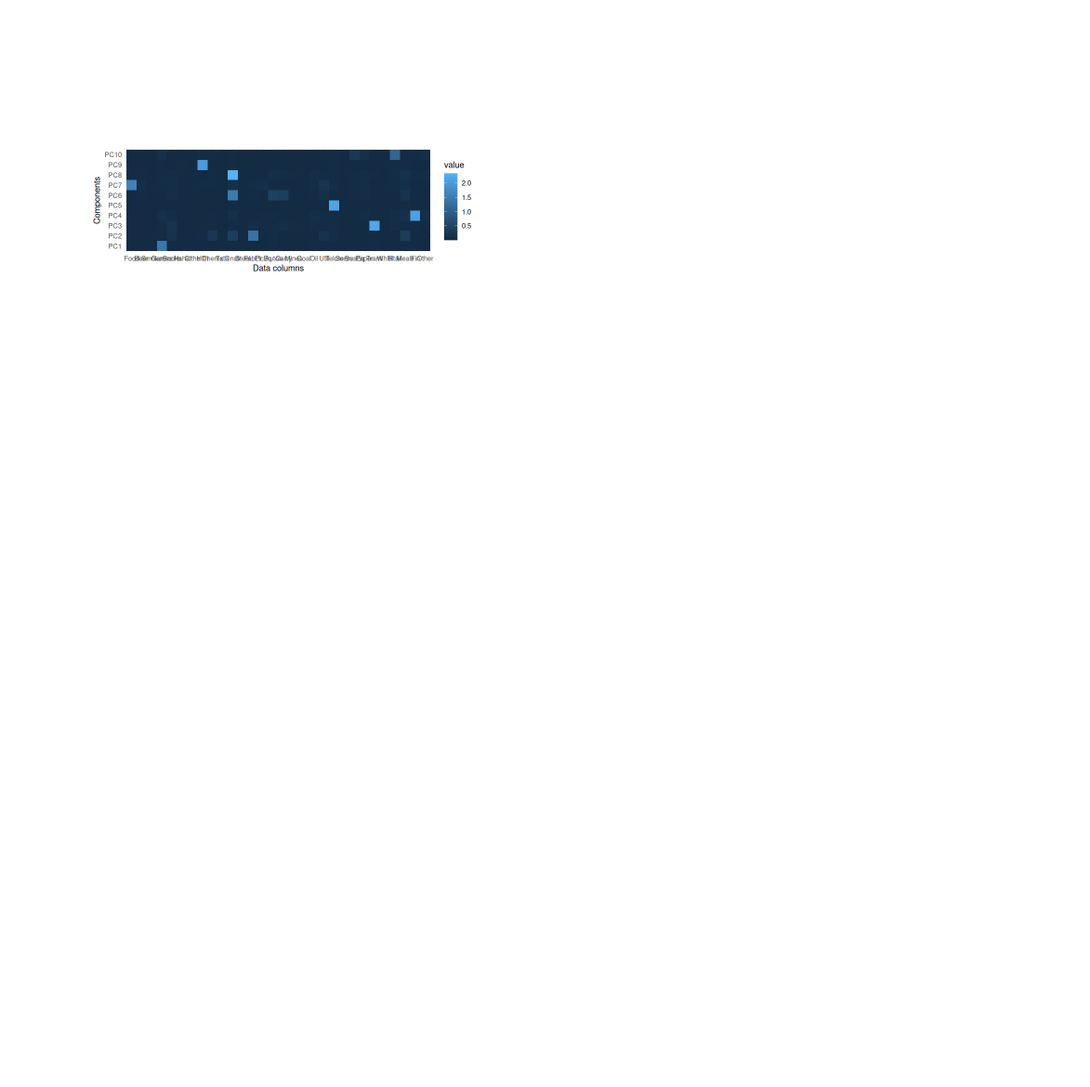
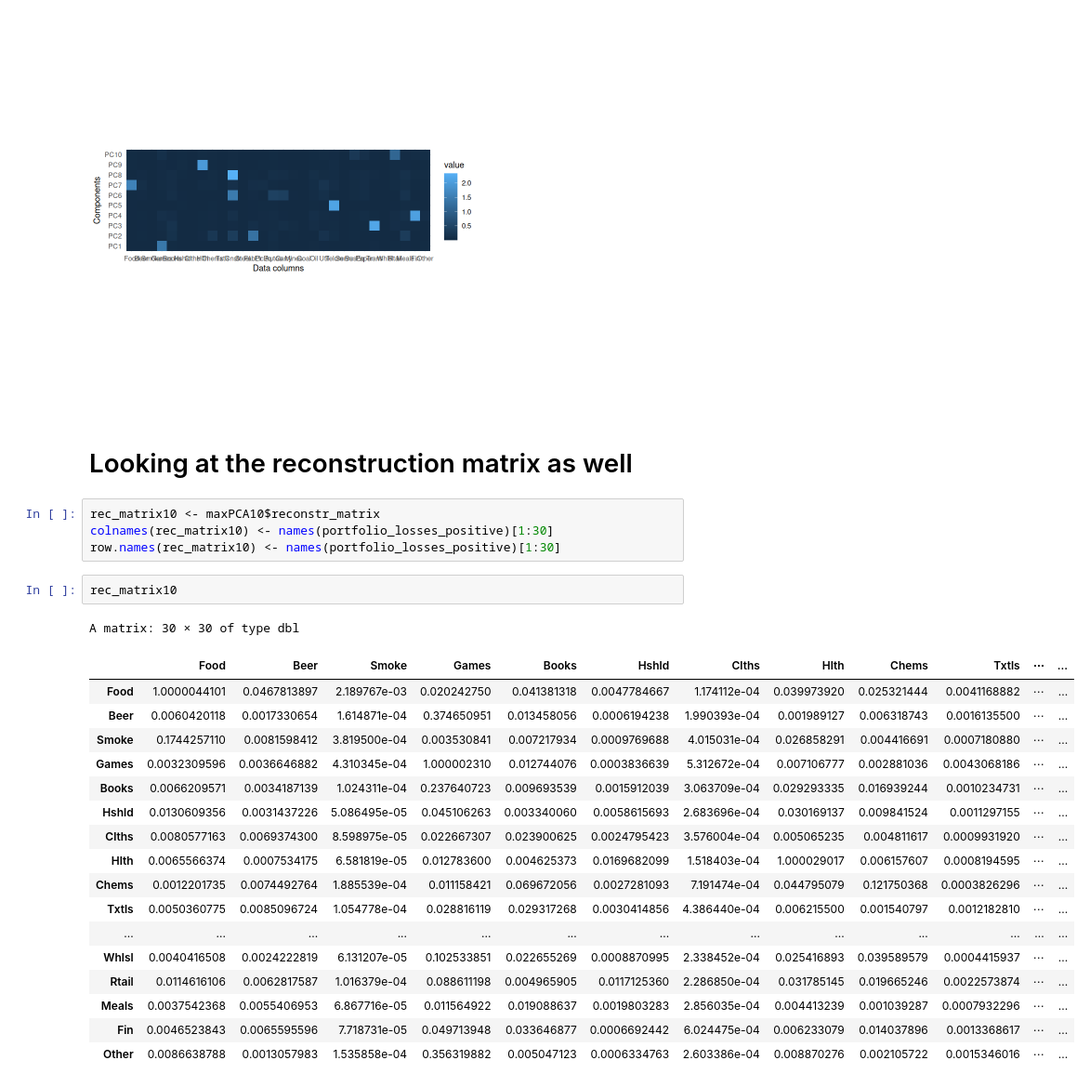
Before and after one commit to FelixRb96/maxstablePCA_examples, a Jupyter notebook: industy_portfolios/industry_portfolios.ipynb, the cells around one changed output. Shown at 93% size. Drawn from its saved outputs; the diff is of its cells as text; blank space fills up the shorter version.

```diff
--- a/industy_portfolios/industry_portfolios.ipynb
+++ b/industy_portfolios/industry_portfolios.ipynb
@@ -315,3 +316,30 @@ theme_minimal()
 Warning message in melt(t(hidden_loadings10)):
 “The melt generic in data.table has been passed a matrix and will attempt to redirect to the relevant reshape2 method; please note that reshape2 is deprecated, and this redirection is now deprecated a ...
 [figure]
+# %% [markdown]
+# Looking at the reconstruction matrix as well
+# %%
+rec_matrix10 <- maxPCA10$reconstr_matrix
+colnames(rec_matrix10) <- names(portfolio_losses_positive)[1:30]
+row.names(rec_matrix10) <- names(portfolio_losses_positive)[1:30]
+# %%
+rec_matrix10
+# %% [output]
+A matrix: 30 × 30 of type dbl
+|  | Food | Beer | Smoke | Games | Books | Hshld | Clths | Hlth | Chems | Txtls | ⋯ | ... |
+| Food | 1.0000044101 | 0.0467813897 | 2.189767e-03 | 0.020242750 | 0.041381318 | 0.0047784667 | 1.174112e-04 | 0.039973920 | 0.025321444 | 0.0041168882 | ⋯ | ... |
+| Beer | 0.0060420118 | 0.0017330654 | 1.614871e-04 | 0.374650951 | 0.013458056 | 0.0006194238 | 1.990393e-04 | 0.001989127 | 0.006318743 | 0.0016135500 | ⋯ | ... |
+| Smoke | 0.1744257110 | 0.0081598412 | 3.819500e-04 | 0.003530841 | 0.007217934 | 0.0009769688 | 4.015031e-04 | 0.026858291 | 0.004416691 | 0.0007180880 | ⋯ | ... |
+| Games | 0.0032309596 | 0.0036646882 | 4.310345e-04 | 1.000002310 | 0.012744076 | 0.0003836639 | 5.312672e-04 | 0.007106777 | 0.002881036 | 0.0043068186 | ⋯ | ... |
+| Books | 0.0066209571 | 0.0034187139 | 1.024311e-04 | 0.237640723 | 0.009693539 | 0.0015912039 | 3.063709e-04 | 0.029293335 | 0.016939244 | 0.0010234731 | ⋯ | ... |
+| Hshld | 0.0130609356 | 0.0031437226 | 5.086495e-05 | 0.045106263 | 0.003340060 | 0.0058615693 | 2.683696e-04 | 0.030169137 | 0.009841524 | 0.0011297155 | ⋯ | ... |
+| Clths | 0.0080577163 | 0.0069374300 | 8.598975e-05 | 0.022667307 | 0.023900625 | 0.0024795423 | 3.576004e-04 | 0.005065235 | 0.004811617 | 0.0009931920 | ⋯ | ... |
+| Hlth | 0.0065566374 | 0.0007534175 | 6.581819e-05 | 0.012783600 | 0.004625373 | 0.0169682099 | 1.518403e-04 | 1.000029017 | 0.006157607 | 0.0008194595 | ⋯ | ... |
+| Chems | 0.0012201735 | 0.0074492764 | 1.885539e-04 | 0.011158421 | 0.069672056 | 0.0027281093 | 7.191474e-04 | 0.044795079 | 0.121750368 | 0.0003826296 | ⋯ | ... |
+| Txtls | 0.0050360775 | 0.0085096724 | 1.054778e-04 | 0.028816119 | 0.029317268 | 0.0030414856 | 4.386440e-04 | 0.006215500 | 0.001540797 | 0.0012182810 | ⋯ | ... |
+| ... | ... | ... | ... | ... | ... | ... | ... | ... | ... | ... | ... | ... |
+| Whlsl | 0.0040416508 | 0.0024222819 | 6.131207e-05 | 0.102533851 | 0.022655269 | 0.0008870995 | 2.338452e-04 | 0.025416893 | 0.039589579 | 0.0004415937 | ⋯ | ... |
+| Rtail | 0.0114616106 | 0.0062817587 | 1.016379e-04 | 0.088611198 | 0.004965905 | 0.0117125360 | 2.286850e-04 | 0.031785145 | 0.019665246 | 0.0022573874 | ⋯ | ... |
+| Meals | 0.0037542368 | 0.0055406953 | 6.867716e-05 | 0.011564922 | 0.019088637 | 0.0019803283 | 2.856035e-04 | 0.004413239 | 0.001039287 | 0.0007932296 | ⋯ | ... |
+| Fin | 0.0046523843 | 0.0065595596 | 7.718731e-05 | 0.049713948 | 0.033646877 | 0.0006692442 | 6.024475e-04 | 0.006233079 | 0.014037896 | 0.0013368617 | ⋯ | ... |
+| Other | 0.0086638788 | 0.0013057983 | 1.535858e-04 | 0.356319882 | 0.005047123 | 0.0006334763 | 2.603386e-04 | 0.008870276 | 0.002105722 | 0.0015346016 | ⋯ | ... |
```
Also changed, not shown: parts of 5 cells of this notebook.
